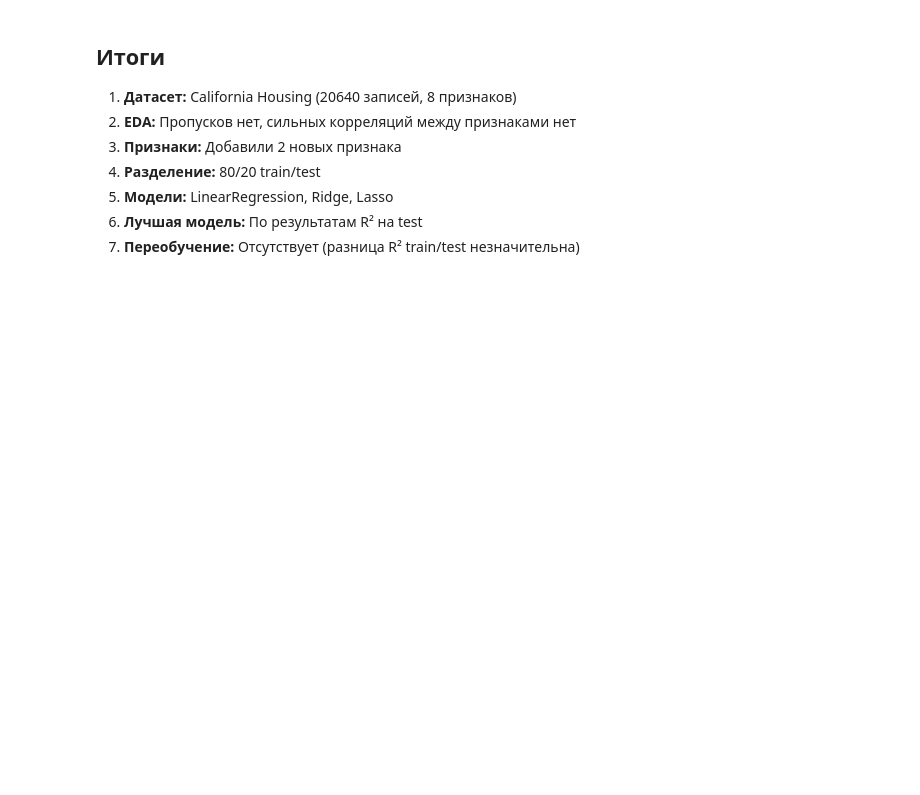
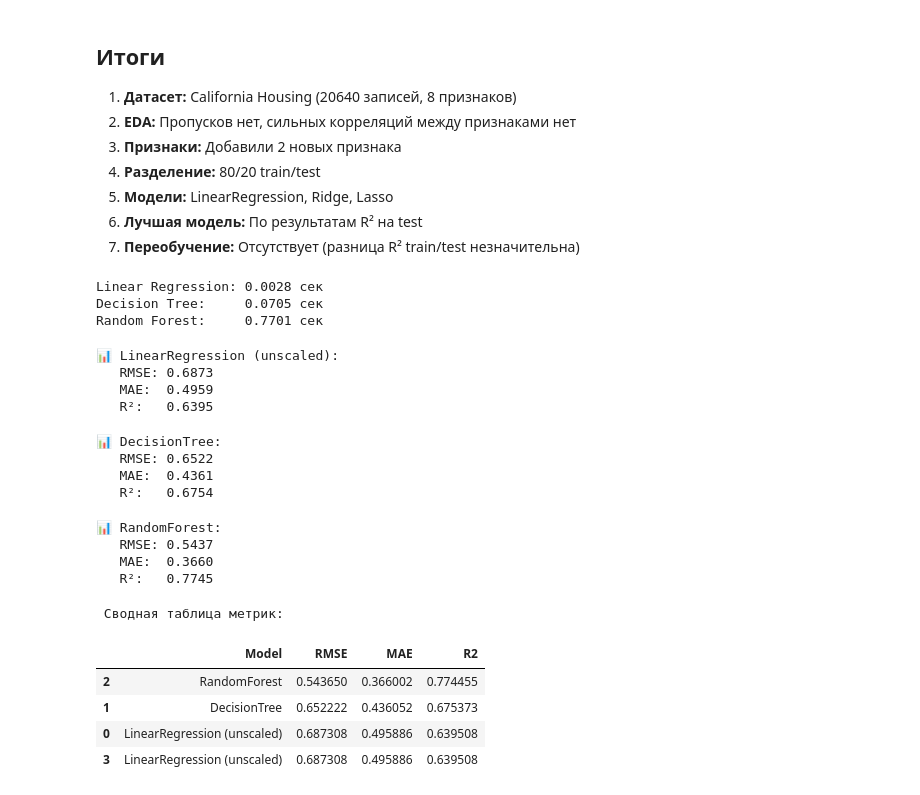
Before and after one commit to Elate11/ml-course-homeworks, a Jupyter notebook: hw_04_linear/ml_hw4_linear_regression.ipynb, the cells around one changed output. Saved outputs shown, nothing was run; the diff lists cells and outputs as text; code cells hidden in the pictures; blank space fills up the shorter version.

```diff
--- a/hw_04_linear/ml_hw4_linear_regression.ipynb
+++ b/hw_04_linear/ml_hw4_linear_regression.ipynb
@@ -198,0 +230,55 @@ plt.show()
+# %%
+print(f"Linear Regression: {time_lr:.4f} сек")
+print(f"Decision Tree:     {time_dt:.4f} сек")
+print(f"Random Forest:     {time_rf:.4f} сек")
+# %% [output]
+Linear Regression: 0.0028 сек
+Decision Tree:     0.0705 сек
+Random Forest:     0.7701 сек
+# %%
+def evaluate_and_print(model, X_test, y_test, name):
+    y_pred = model.predict(X_test)
+    rmse = np.sqrt(mean_squared_error(y_test, y_pred))
+    mae = mean_absolute_error(y_test, y_pred)
+    r2 = r2_score(y_test, y_pred)
+    print(f"\n📊 {name}:")
+    print(f"   RMSE: {rmse:.4f}")
+    print(f"   MAE:  {mae:.4f}")
+    print(f"   R²:   {r2:.4f}")
+    return {'Model': name, 'RMSE': rmse, 'MAE': mae, 'R2': r2}
+
+results_trees = []
+# %%
+lr_unscaled = LinearRegression()
+lr_unscaled.fit(X_train, y_train)
+results_trees.append(evaluate_and_print(lr_unscaled, X_test, y_test, 'LinearRegression (unscaled)'))
+# %% [output]
+📊 LinearRegression (unscaled):
+   RMSE: 0.6873
+   MAE:  0.4959
+   R²:   0.6395
+# %%
+results_trees.append(evaluate_and_print(dt_model, X_test_tree, y_test, 'DecisionTree'))
+# %% [output]
+📊 DecisionTree:
+   RMSE: 0.6522
+   MAE:  0.4361
+   R²:   0.6754
+# %%
+results_trees.append(evaluate_and_print(rf_model, X_test_tree, y_test, 'RandomForest'))
+# %% [output]
+📊 RandomForest:
+   RMSE: 0.5437
+   MAE:  0.3660
+   R²:   0.7745
+# %%
+results_trees_df = pd.DataFrame(results_trees)
+print("\n Сводная таблица метрик:")
+display(results_trees_df.sort_values('R2', ascending=False))
+# %% [output]
+ Сводная таблица метрик:
+|  | Model | RMSE | MAE | R2 |
+| 2 | RandomForest | 0.543650 | 0.366002 | 0.774455 |
+| 1 | DecisionTree | 0.652222 | 0.436052 | 0.675373 |
+| 0 | LinearRegression (unscaled) | 0.687308 | 0.495886 | 0.639508 |
+| 3 | LinearRegression (unscaled) | 0.687308 | 0.495886 | 0.639508 |
```
Also changed, not shown: parts of 8 cells of this notebook, 2 other files.
